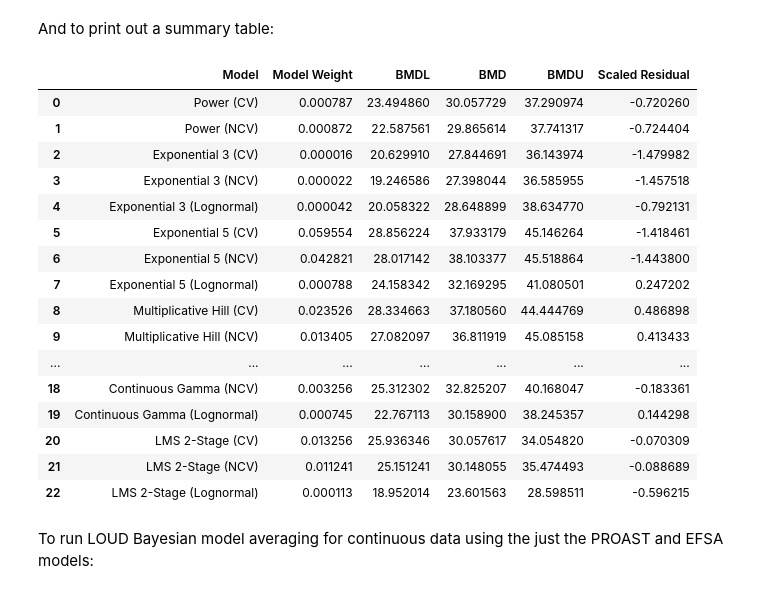
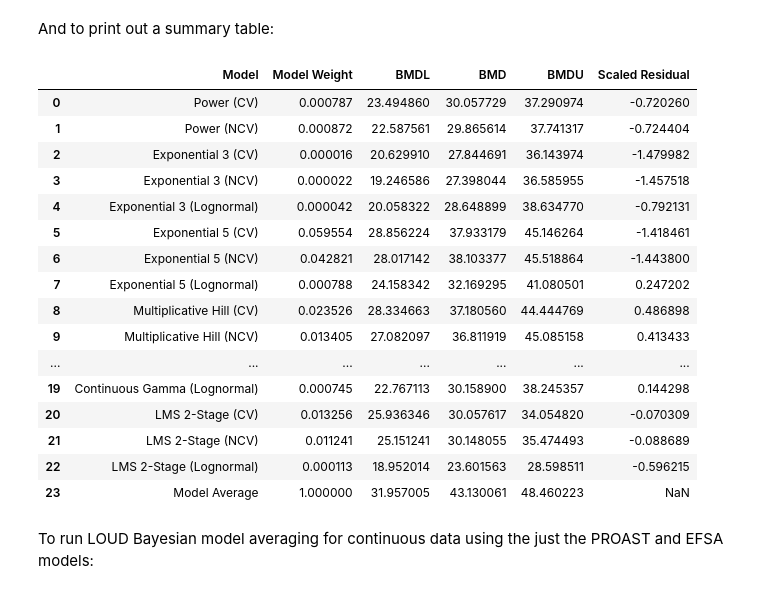
Before and after one commit to USEPA/BMDS, a Jupyter notebook: docs/source/recipes/continuous_ma.ipynb, the cells around one changed output. Cells and saved outputs as stored; diff of their text form; code cells hidden in the pictures.

Commit message:
Further revisions to LOUD recipes

```diff
--- a/docs/source/recipes/continuous_ma.ipynb
+++ b/docs/source/recipes/continuous_ma.ipynb
@@ -107,7 +133,7 @@ To display a summary table of results:
 import numpy as np
 import pandas as pd
 
-def summary_table_loud_ma(session):
+def summary_table_loud_ma(session, include_model_average = True) -> pd.DataFrame:
     if session.model_average is None:
         raise ValueError("This function expects a model-average session (session.model_average is None).")
 
@@ -123,13 +149,23 @@ def summary_table_loud_ma(session):
 
         rows.append({
             "Model": model.name(),
-            "Model Weight": float(res.posteriors[i]),
+            "Model Weight": float(res1.posteriors[i]),
             "BMDL": float(ms.bmdl),
             "BMD": float(ms.bmd),
             "BMDU": float(ms.bmdu),
             "Scaled Residual": float(roi),
         })
 
+    if include_model_average:
+        rows.append({
+            "Model": "Model Average",
+            "Model Weight": float(np.nansum(res1.posteriors)),  # should sum to 1.0
+            "BMDL": float(res1.bmdl),
+            "BMD": float(res1.bmd),
+            "BMDU": float(res1.bmdu),
+            "Scaled Residual": np.nan,
+        })
+
     return pd.DataFrame(rows)
 
 summary_table_loud_ma(session1)
@@ -179,53 +216,25 @@ BMD = 43.06 [31.92, 48.48]
 # %% [markdown]
 And to print out a summary table:
 # %%
-import numpy as np
-import pandas as pd
-
-def summary_table_loud_ma(session):
-    if session.model_average is None:
-        raise ValueError("This function expects a model-average session (session.model_average is None).")
-
-    res2 = session.model_average.results
-    alpha = session.models[0].settings.alpha
-
-    rows = []
-    for i, model in enumerate(session.models):
-        ms = res2.model_summary(i, alpha=alpha)  # per-model BMDL/BMD/BMDU from MA draws
-        roi = np.nan
-        if model.results is not None and getattr(model.results, "gof", None) is not None:
-            roi = getattr(model.results.gof, "roi", np.nan)  # scaled residual (residual of interest)
-
-        rows.append({
-            "Model": model.name(),
-            "Model Weight": float(res2.posteriors[i]),
-            "BMDL": float(ms.bmdl),
-            "BMD": float(ms.bmd),
-            "BMDU": float(ms.bmdu),
-            "Scaled Residual": float(roi),
-        })
-
-    return pd.DataFrame(rows)
-
 summary_table_loud_ma(session2)
 # %% [output]
 |  | Model | Model Weight | BMDL | BMD | BMDU | Scaled Residual |
 | 0 | Power (CV) | 0.000787 | 23.494860 | 30.057729 | 37.290974 | -0.720260 |
 | 1 | Power (NCV) | 0.000872 | 22.587561 | 29.865614 | 37.741317 | -0.724404 |
 | 2 | Exponential 3 (CV) | 0.000016 | 20.629910 | 27.844691 | 36.143974 | -1.479982 |
 | 3 | Exponential 3 (NCV) | 0.000022 | 19.246586 | 27.398044 | 36.585955 | -1.457518 |
 | 4 | Exponential 3 (Lognormal) | 0.000042 | 20.058322 | 28.648899 | 38.634770 | -0.792131 |
 | 5 | Exponential 5 (CV) | 0.059554 | 28.856224 | 37.933179 | 45.146264 | -1.418461 |
 | 6 | Exponential 5 (NCV) | 0.042821 | 28.017142 | 38.103377 | 45.518864 | -1.443800 |
 | 7 | Exponential 5 (Lognormal) | 0.000788 | 24.158342 | 32.169295 | 41.080501 | 0.247202 |
 | 8 | Multiplicative Hill (CV) | 0.023526 | 28.334663 | 37.180560 | 44.444769 | 0.486898 |
 | 9 | Multiplicative Hill (NCV) | 0.013405 | 27.082097 | 36.811919 | 45.085158 | 0.413433 |
 | ... | ... | ... | ... | ... | ... | ... |
-| 18 | Continuous Gamma (NCV) | 0.003256 | 25.312302 | 32.825207 | 40.168047 | -0.183361 |
 | 19 | Continuous Gamma (Lognormal) | 0.000745 | 22.767113 | 30.158900 | 38.245357 | 0.144298 |
 | 20 | LMS 2-Stage (CV) | 0.013256 | 25.936346 | 30.057617 | 34.054820 | -0.070309 |
 | 21 | LMS 2-Stage (NCV) | 0.011241 | 25.151241 | 30.148055 | 35.474493 | -0.088689 |
 | 22 | LMS 2-Stage (Lognormal) | 0.000113 | 18.952014 | 23.601563 | 28.598511 | -0.596215 |
+| 23 | Model Average | 1.000000 | 31.957005 | 43.130061 | 48.460223 | NaN |
 # %% [markdown]
 To run LOUD Bayesian model averaging for continuous data using the just the PROAST and EFSA models:
 # %%
```
Also changed, not shown: parts of 9 cells of this notebook, 1 other file.
